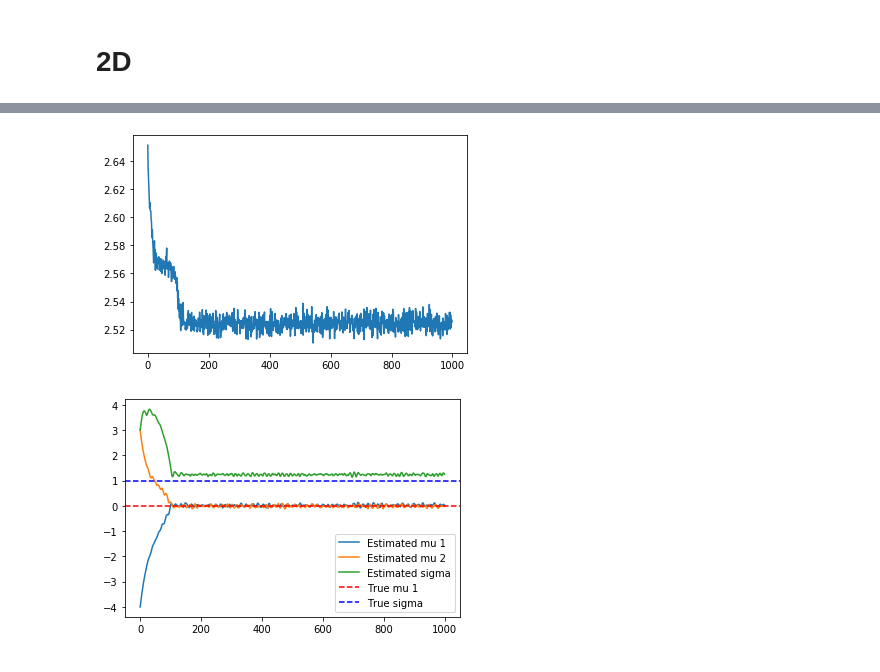
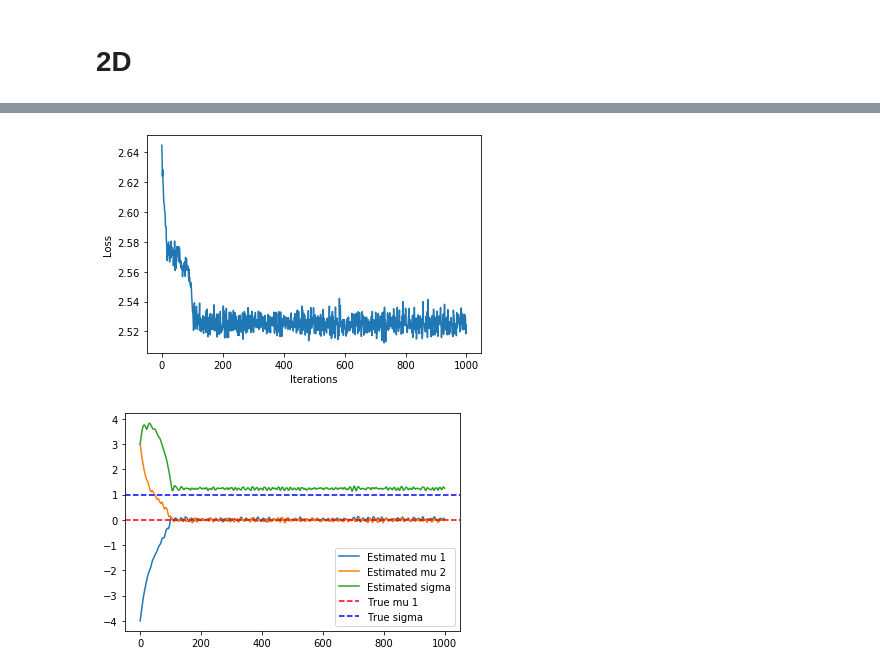
Before and after one commit to dx219/M4R, a Jupyter notebook: Energy_discrepancy.ipynb, the cells around one changed output, grey strips where cells are left out. Drawn from its saved outputs; the diff is of its cells as text; code cells hidden in the pictures.

```diff
--- a/Energy_discrepancy.ipynb
+++ b/Energy_discrepancy.ipynb
@@ -735,8 +758,10 @@ Epoch 900: Loss = 2.5260891914367676, mu1 = 0.07975206524133682, sigma1 = 1.2544
 # %%
 plt.plot(step_2D,losses_2D)
+plt.xlabel('Iterations')
+plt.ylabel('Loss')
 plt.savefig('Loss_ED_2D.png')
 # %% [output]
-[figure, old version]
+[figure, new version]
 # %%
 plt.plot(step_2D,mus1_2D, label='Estimated mu 1')
 plt.plot(step_2D,mus2_2D, label='Estimated mu 2')
```
Also changed, not shown: parts of 9 cells of this notebook.
